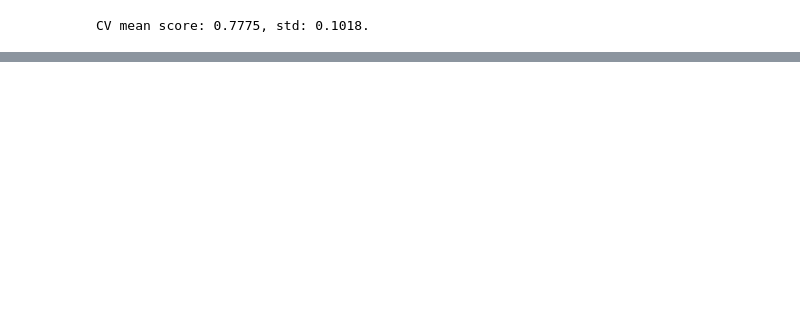
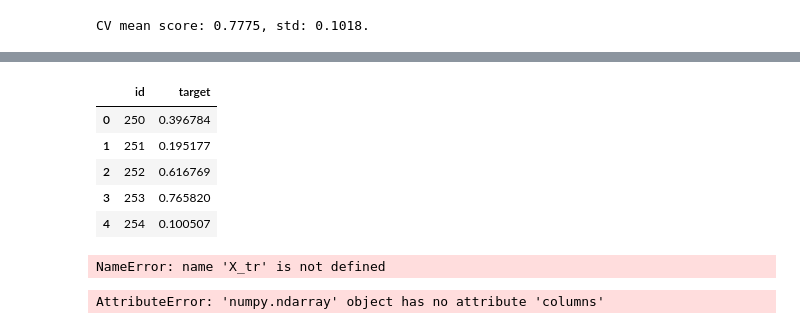
Before and after one commit to HQuality/Kagglez, a Jupyter notebook: Dont Overfit! II/Untitled.ipynb, the cells around one changed output, grey strips where cells are left out. Cells and saved outputs as stored; diff of their text form; code cells hidden in the pictures; blank space fills up the shorter version.

```diff
--- a/Dont Overfit! II/Untitled.ipynb
+++ b/Dont Overfit! II/Untitled.ipynb
@@ -927,0 +935,13 @@ submission.head()
+# %%
+submission = pd.read_csv('sample_submission.csv')
+submission['target'] = prediction_glm
+submission.to_csv('glm.csv', index=False)
+
+submission.head()
+# %% [output]
+|  | id | target |
+| 0 | 250 | 0.396784 |
+| 1 | 251 | 0.195177 |
+| 2 | 252 | 0.616769 |
+| 3 | 253 | 0.765820 |
+| 4 | 254 | 0.100507 |
@@ -927,0 +951,14 @@ submission.head()
+# %%
+selector = SelectKBest(f_classif, k=20)
+X_trainK = selector.fit_transform(X_train, y_train.values.astype(int))
+X_testK = selector.transform(X_test)
+oof_lgb, prediction_xgb, scores = train_model(X_trainK, X_testK, y_train, params=None, model_type='xgb')
+# %% [output]
+NameError: name 'X_tr' is not defined
+# %%
+selector = SelectKBest(f_classif, k=20)
+X_trainK = selector.fit_transform(X_train, y_train.values.astype(int))
+X_testK = selector.transform(X_test)
+oof_xgb, prediction_xgb, scores = train_model(X_trainK, X_testK, y_train, params=None, model_type='xgb')
+# %% [output]
+AttributeError: 'numpy.ndarray' object has no attribute 'columns'
```
Also changed, not shown: parts of 6 cells of this notebook, 1 other file.
